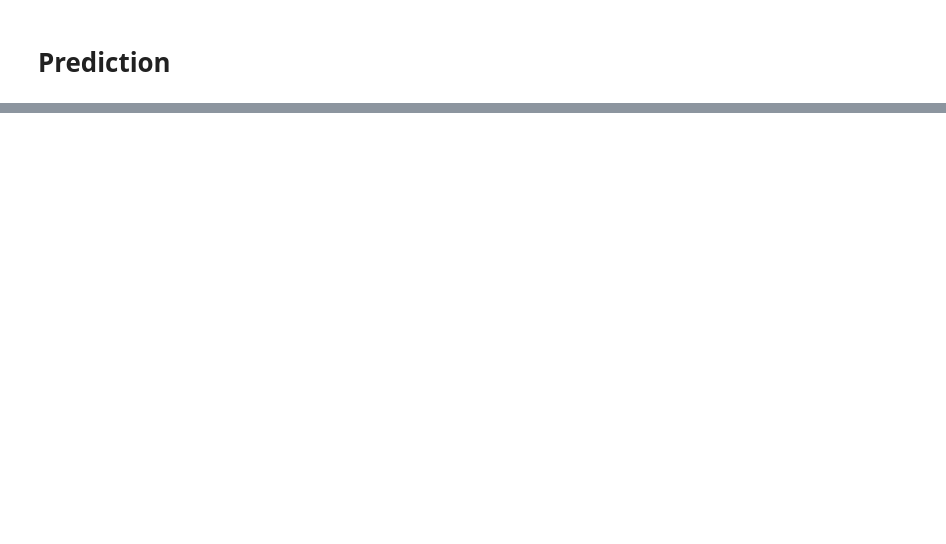
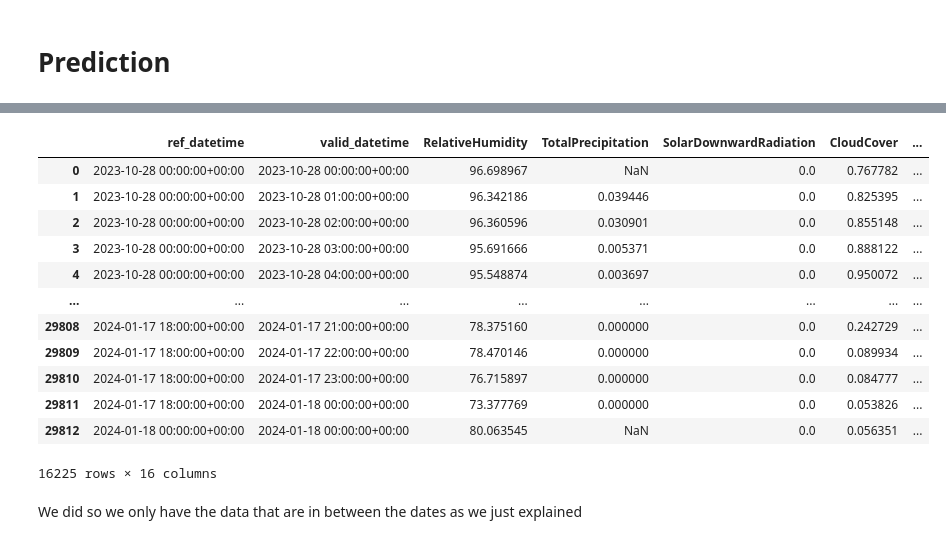
Before and after one commit to znaatcher/ProjectDatascience, a Jupyter notebook: Forecast_Project.ipynb, the cells around one changed output, grey strips where cells are left out. Drawn from its saved outputs; the diff is of its cells as text; code cells hidden in the pictures; blank space fills up the shorter version.

```diff
--- a/Forecast_Project.ipynb
+++ b/Forecast_Project.ipynb
@@ -873,0 +838,18 @@ correlationMatrix = df.corr()
+# %%
+modeling_table
+# %% [output]
+|  | ref_datetime | valid_datetime | RelativeHumidity | TotalPrecipitation | SolarDownwardRadiation | CloudCover | ... |
+| 0 | 2023-10-28 00:00:00+00:00 | 2023-10-28 00:00:00+00:00 | 96.698967 | NaN | 0.0 | 0.767782 | ... |
+| 1 | 2023-10-28 00:00:00+00:00 | 2023-10-28 01:00:00+00:00 | 96.342186 | 0.039446 | 0.0 | 0.825395 | ... |
+| 2 | 2023-10-28 00:00:00+00:00 | 2023-10-28 02:00:00+00:00 | 96.360596 | 0.030901 | 0.0 | 0.855148 | ... |
+| 3 | 2023-10-28 00:00:00+00:00 | 2023-10-28 03:00:00+00:00 | 95.691666 | 0.005371 | 0.0 | 0.888122 | ... |
+| 4 | 2023-10-28 00:00:00+00:00 | 2023-10-28 04:00:00+00:00 | 95.548874 | 0.003697 | 0.0 | 0.950072 | ... |
+| ... | ... | ... | ... | ... | ... | ... | ... |
+| 29808 | 2024-01-17 18:00:00+00:00 | 2024-01-17 21:00:00+00:00 | 78.375160 | 0.000000 | 0.0 | 0.242729 | ... |
+| 29809 | 2024-01-17 18:00:00+00:00 | 2024-01-17 22:00:00+00:00 | 78.470146 | 0.000000 | 0.0 | 0.089934 | ... |
+| 29810 | 2024-01-17 18:00:00+00:00 | 2024-01-17 23:00:00+00:00 | 76.715897 | 0.000000 | 0.0 | 0.084777 | ... |
+| 29811 | 2024-01-17 18:00:00+00:00 | 2024-01-18 00:00:00+00:00 | 73.377769 | 0.000000 | 0.0 | 0.053826 | ... |
+| 29812 | 2024-01-18 00:00:00+00:00 | 2024-01-18 00:00:00+00:00 | 80.063545 | NaN | 0.0 | 0.056351 | ... |
+16225 rows × 16 columns
+# %% [markdown]
+We did so we only have the data that are in between the dates as we just explained
```
Also changed, not shown: parts of 53 cells of this notebook, 3 other files.
